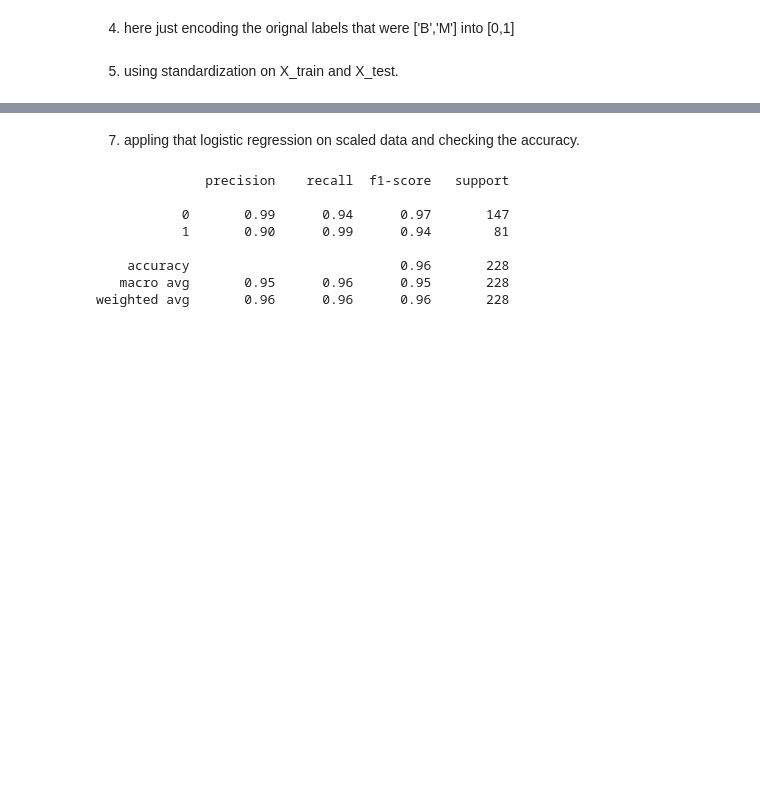
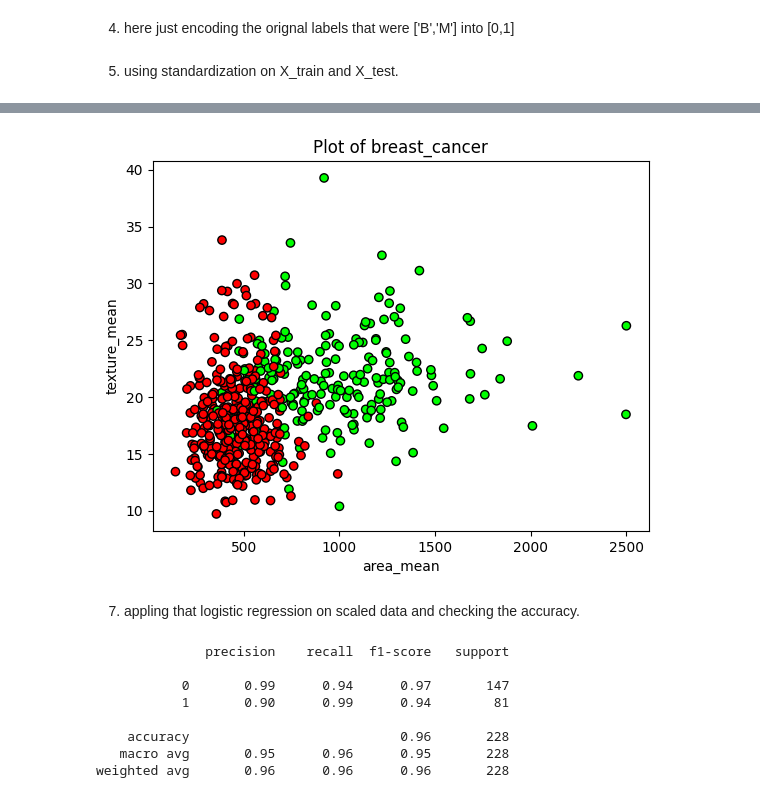
Before and after one commit to abdullah956/ML, a Jupyter notebook: Breast Cancer Project/LogisticRegressionModel.ipynb, the cells around one changed output, grey strips where cells are left out. Saved outputs shown, nothing was run; the diff lists cells and outputs as text; code cells hidden in the pictures; blank space fills up the shorter version.

```diff
--- a/Breast Cancer Project/LogisticRegressionModel.ipynb
+++ b/Breast Cancer Project/LogisticRegressionModel.ipynb
@@ -62,3 +97,13 @@ print(acc*100,"%")
+# %%
+cmap = ListedColormap(['#FF0000','#00FF00'])
+plt.figure()
+plt.scatter(X['area_mean'],X['texture_mean'], c=y_encoded, cmap=cmap, edgecolor='k')
+plt.title("Plot of breast_cancer")
+plt.xlabel('area_mean')
+plt.ylabel('texture_mean')
+plt.show()
+# %% [output]
+[figure, added]
 # %% [markdown]
 7) appling that logistic regression on scaled data and checking the accuracy.
 # %%
```
Also changed, not shown: parts of 8 cells of this notebook, 7 other files.
